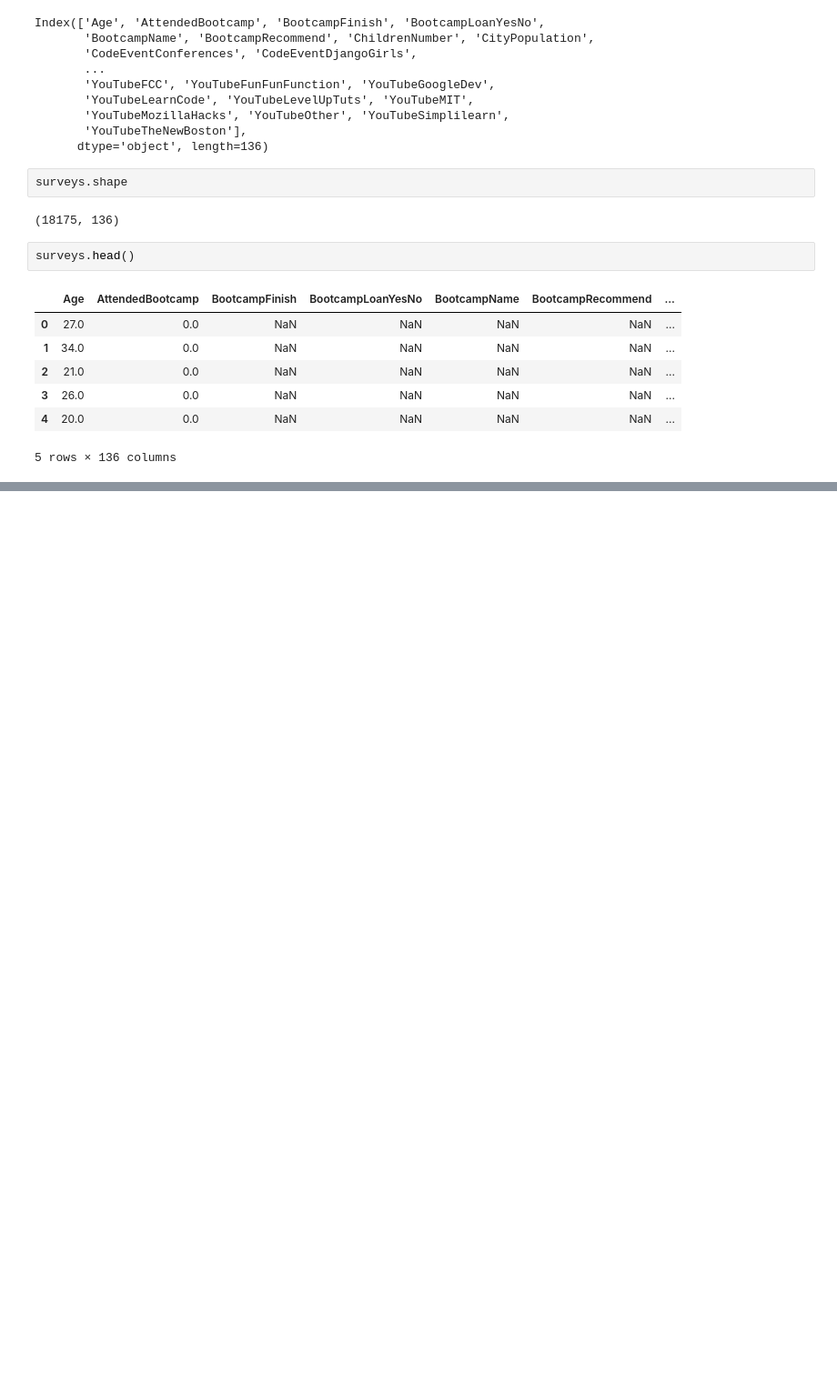
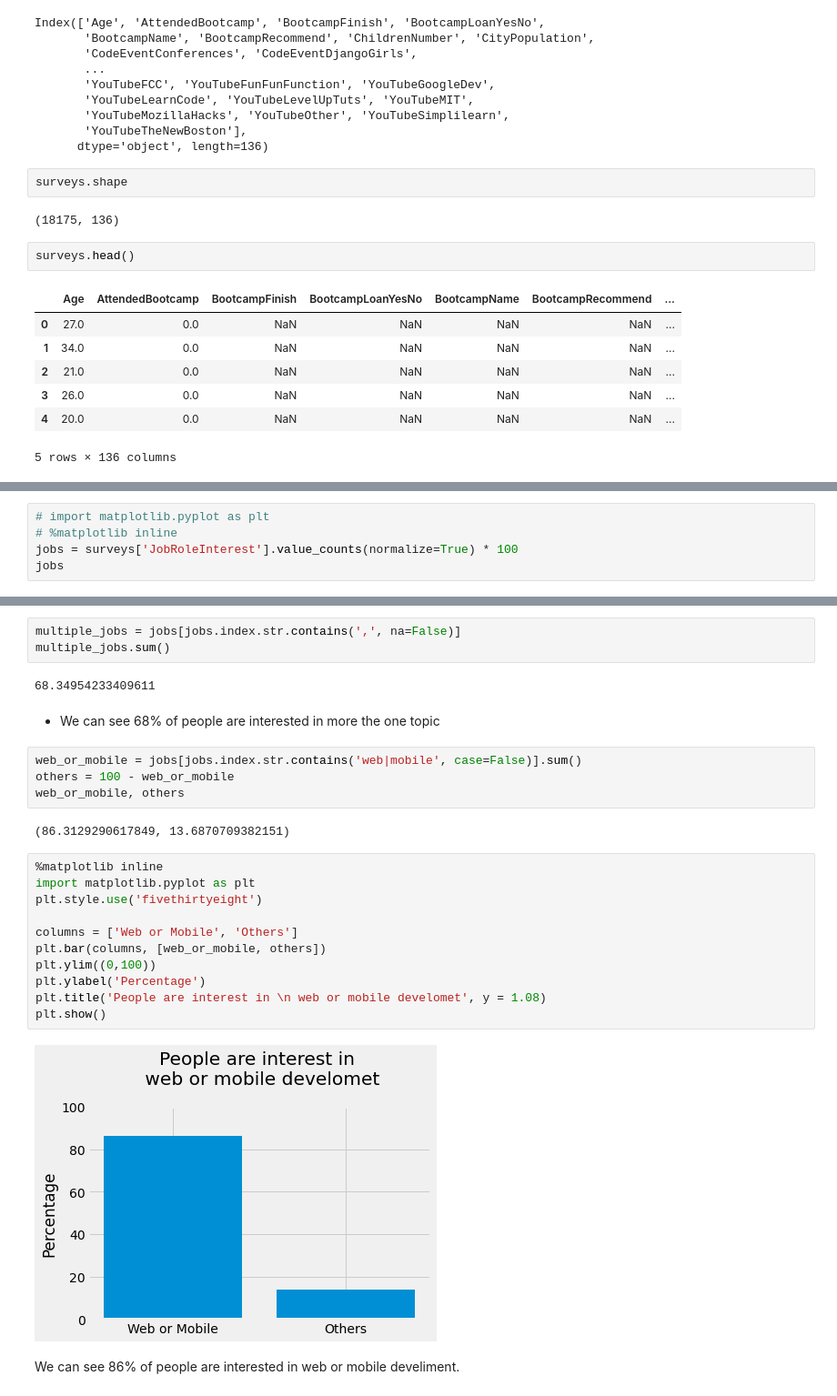
Before and after one commit to aguirredaniel/dataquest-projects, a Jupyter notebook: A-finding-the-best-markets-to-advertise-in/basic.ipynb, the cells around one changed output, grey strips where cells are left out. Shown at 91% size. Cells and saved outputs as stored; diff of their text form; blank space fills up the shorter version.

```diff
--- a/A-finding-the-best-markets-to-advertise-in/basic.ipynb
+++ b/A-finding-the-best-markets-to-advertise-in/basic.ipynb
@@ -41,0 +50,5 @@ surveys.head()
+# %%
+# import matplotlib.pyplot as plt
+# %matplotlib inline
+jobs = surveys['JobRoleInterest'].value_counts(normalize=True) * 100
+jobs
@@ -41,0 +68,28 @@ surveys.head()
+# %%
+multiple_jobs = jobs[jobs.index.str.contains(',', na=False)]
+multiple_jobs.sum()
+# %% [output]
+68.34954233409611
+# %% [markdown]
+- We can see 68% of people are interested in more the one topic
+# %%
+web_or_mobile = jobs[jobs.index.str.contains('web|mobile', case=False)].sum()
+others = 100 - web_or_mobile
+web_or_mobile, others
+# %% [output]
+(86.3129290617849, 13.6870709382151)
+# %%
+%matplotlib inline
+import matplotlib.pyplot as plt
+plt.style.use('fivethirtyeight')
+
+columns = ['Web or Mobile', 'Others']
+plt.bar(columns, [web_or_mobile, others])
+plt.ylim((0,100))
+plt.ylabel('Percentage')
+plt.title('People are interest in \n web or mobile develomet', y = 1.08)
+plt.show()
+# %% [output]
+[figure, added]
+# %% [markdown]
+We can see 86% of people are interested in web or mobile develiment.
```
Also changed, not shown: parts of 2 cells of this notebook.
